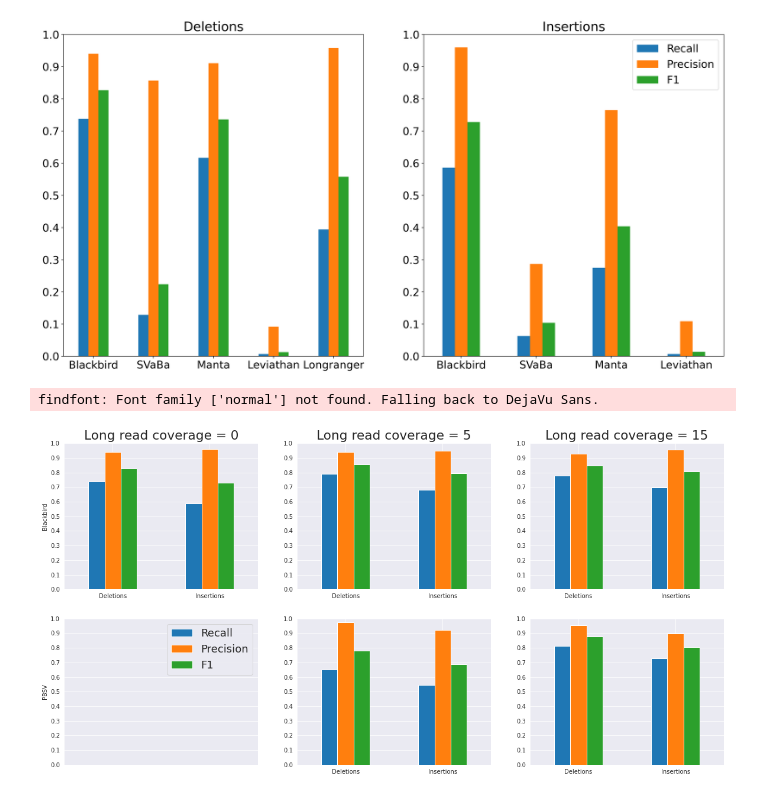
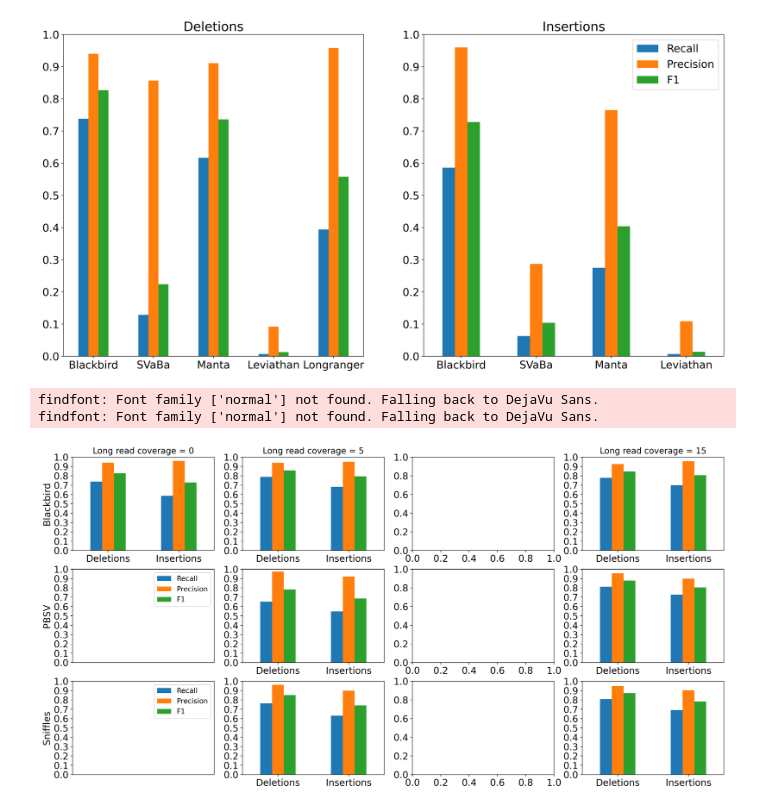
Before and after one commit to 1dayac/blackbird_supplementary, a Jupyter notebook: plots/draw_plots.ipynb, the cells around one changed output. Saved outputs shown, nothing was run; the diff lists cells and outputs as text; code cells hidden in the pictures.

```diff
--- a/plots/draw_plots.ipynb
+++ b/plots/draw_plots.ipynb
@@ -52,6 +52,14 @@ df_long = df_long.append({"Method" : "PBSV", "SV type" : "Insertions", "Long-Rea
 df_long = df_long.append({"Method" : "PBSV", "SV type" : "Insertions", "Long-Read Coverage" : 5, "Precision" : 0.920, "Recall" : 0.547, "F1" : 0.686}, ignore_index = True)
 df_long = df_long.append({"Method" : "PBSV", "SV type" : "Insertions", "Long-Read Coverage" : 15, "Precision" : 0.899, "Recall" : 0.729, "F1" : 0.805}, ignore_index = True)
 
+
+df_long = df_long.append({"Method" : "Sniffles", "SV type" : "Deletions", "Long-Read Coverage" : 0, "Precision" : 0.0, "Recall" : 0.0, "F1" : 0.0}, ignore_index = True)
+df_long = df_long.append({"Method" : "Sniffles", "SV type" : "Deletions", "Long-Read Coverage" : 5, "Precision" : 0.962, "Recall" : 0.763, "F1" : 0.851}, ignore_index = True)
+df_long = df_long.append({"Method" : "Sniffles", "SV type" : "Deletions", "Long-Read Coverage" : 15, "Precision" : 0.949, "Recall" : 0.809, "F1" : 0.873}, ignore_index = True)
+df_long = df_long.append({"Method" : "Sniffles", "SV type" : "Insertions", "Long-Read Coverage" : 0, "Precision" : 0.0, "Recall" : 0.0, "F1" : 0.0}, ignore_index = True)
+df_long = df_long.append({"Method" : "Sniffles", "SV type" : "Insertions", "Long-Read Coverage" : 5, "Precision" : 0.899, "Recall" : 0.631, "F1" : 0.741}, ignore_index = True)
+df_long = df_long.append({"Method" : "Sniffles", "SV type" : "Insertions", "Long-Read Coverage" : 15, "Precision" : 0.904, "Recall" : 0.691, "F1" : 0.784}, ignore_index = True)
+
 df_0 = df_long[(df_long["Long-Read Coverage"] == 0) & (df_long["Method"] == "Blackbird")]
 df_5 = df_long[(df_long["Long-Read Coverage"] == 5) & (df_long["Method"] == "Blackbird")]
 df_15 = df_long[(df_long["Long-Read Coverage"] == 15) & (df_long["Method"] == "Blackbird")]
@@ -60,33 +68,49 @@ df_0_p = df_long[(df_long["Long-Read Coverage"] == 0) & (df_long["Method"] == "P
 df_5_p = df_long[(df_long["Long-Read Coverage"] == 5) & (df_long["Method"] == "PBSV")]
 df_15_p = df_long[(df_long["Long-Read Coverage"] == 15) & (df_long["Method"] == "PBSV")]
 
+df_0_s = df_long[(df_long["Long-Read Coverage"] == 0) & (df_long["Method"] == "Sniffles")]
+df_5_s = df_long[(df_long["Long-Read Coverage"] == 5) & (df_long["Method"] == "Sniffles")]
+df_15_s = df_long[(df_long["Long-Read Coverage"] == 15) & (df_long["Method"] == "Sniffles")]
+
 df_0 = df_0.drop('Long-Read Coverage', 1)
 df_5 = df_5.drop('Long-Read Coverage', 1)
 df_15 = df_15.drop('Long-Read Coverage', 1)
 df_0_p = df_0_p.drop('Long-Read Coverage', 1)
 df_5_p = df_5_p.drop('Long-Read Coverage', 1)
 df_15_p = df_15_p.drop('Long-Read Coverage', 1)
+df_0_s = df_0_s.drop('Long-Read Coverage', 1)
+df_5_s = df_5_s.drop('Long-Read Coverage', 1)
+df_15_s = df_15_s.drop('Long-Read Coverage', 1)
 # %%
-fig, axs = plt.subplots(2, 3, figsize =(20,10))
+fig, axs = plt.subplots(3, 4, figsize =(20,10))
 font = {'family' : 'normal',
-        'size'   : 18}
+        'size'   : 12}
 plt.rc('font', **font)
 plt.rcParams['figure.dpi'] = 400
 df_0.set_index("SV type").plot(kind = "bar", ylabel = "Blackbird", ax = axs[0][0], ylim=(0,1.0), yticks = np.arange(0, 1.01, 0.1), title = "Long read coverage = 0", xlabel = "", rot = 0)
 df_5.set_index("SV type").plot(kind = "bar", ax= axs[0][1], ylim=(0, 1.0), yticks = np.arange(0, 1.01, 0.1), title = "Long read coverage = 5", xlabel = "", rot = 0)
-df_15.set_index("SV type").plot(kind = "bar", ax= axs[0][2], ylim=(0, 1.0), yticks = np.arange(0, 1.01, 0.1), title = "Long read coverage = 15", xlabel = "", rot = 0)
+df_15.set_index("SV type").plot(kind = "bar", ax= axs[0][3], ylim=(0, 1.0), yticks = np.arange(0, 1.01, 0.1), title = "Long read coverage = 15", xlabel = "", rot = 0)
 df_0_p.plot(kind = "bar", ax= axs[1][0], xticks = [], ylabel = "PBSV", ylim=(0, 1.0), yticks = np.arange(0, 1.01, 0.1), xlabel = "", rot = 0)
 df_5_p.set_index("SV type").plot(kind = "bar", ax= axs[1][1], ylim=(0, 1.0), yticks = np.arange(0, 1.01, 0.1), xlabel = "", rot = 0)
-df_15_p.set_index("SV type").plot(kind = "bar", ax= axs[1][2], ylim=(0, 1.0), yticks = np.arange(0, 1.01, 0.1), xlabel = "", rot = 0)
+df_15_p.set_index("SV type").plot(kind = "bar", ax= axs[1][3], ylim=(0, 1.0), yticks = np.arange(0, 1.01, 0.1), xlabel = "", rot = 0)
+df_0_s.plot(kind = "bar", ax= axs[2][0], xticks = [], ylabel = "Sniffles", ylim=(0, 1.0), yticks = np.arange(0, 1.01, 0.1), xlabel = "", rot = 0)
+df_5_s.set_index("SV type").plot(kind = "bar", ax= axs[2][1], ylim=(0, 1.0), yticks = np.arange(0, 1.01, 0.1), xlabel = "", rot = 0)
+df_15_s.set_index("SV type").plot(kind = "bar", ax= axs[2][3], ylim=(0, 1.0), yticks = np.arange(0, 1.01, 0.1), xlabel = "", rot = 0)
 
 
 axs[0][0].get_legend().remove()
 axs[0][1].get_legend().remove()
-axs[0][2].get_legend().remove()
+#axs[0][2].get_legend().remove()
+axs[0][3].get_legend().remove()
 axs[1][1].get_legend().remove()
-axs[1][2].get_legend().remove()
+#axs[1][2].get_legend().remove()
+axs[1][3].get_legend().remove()
+axs[2][1].get_legend().remove()
+#axs[2][2].get_legend().remove()
+axs[2][3].get_legend().remove()
 
 fig.show()
 # %% [output]
 findfont: Font family ['normal'] not found. Falling back to DejaVu Sans.
+findfont: Font family ['normal'] not found. Falling back to DejaVu Sans.
-[figure, old version]
+[figure, new version]
```
